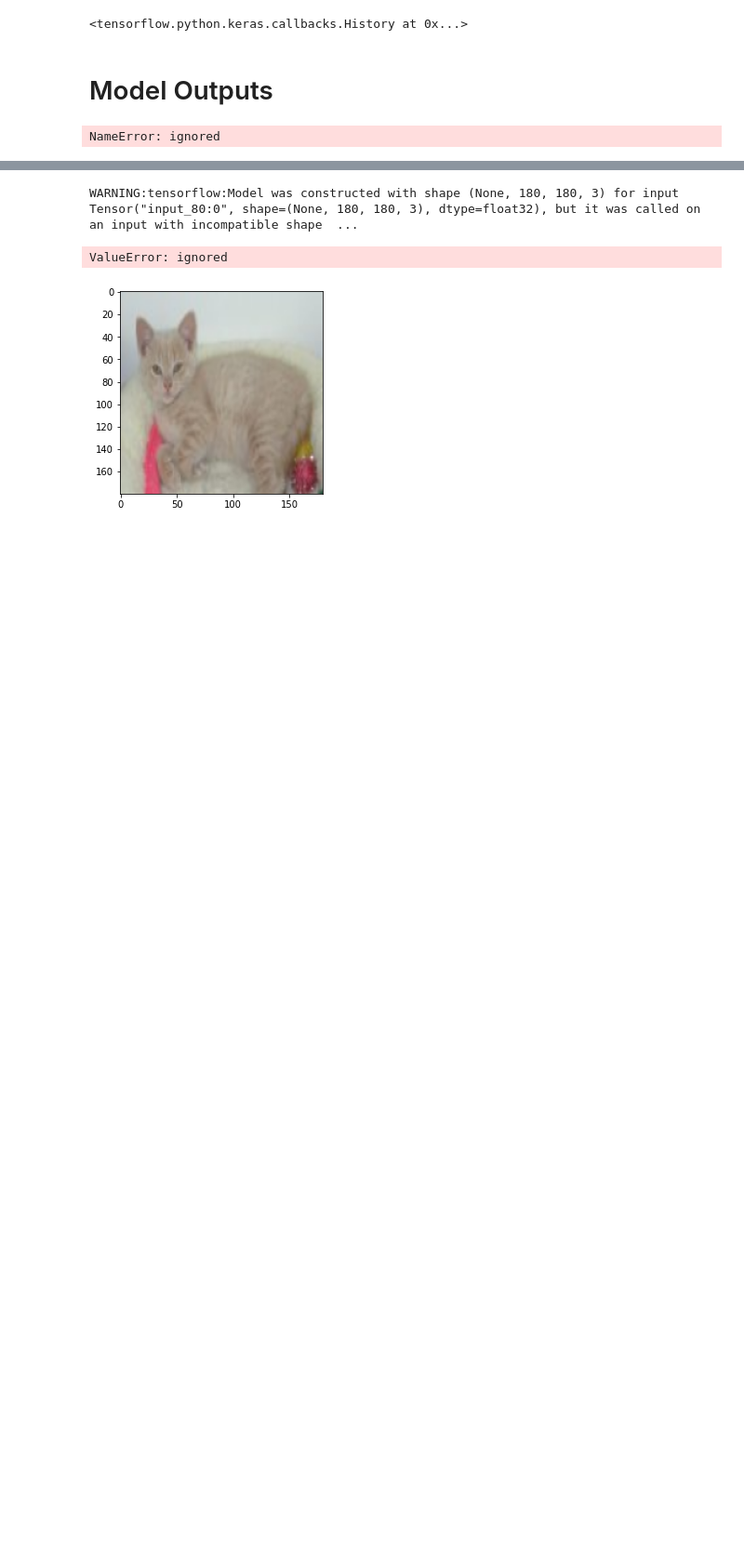
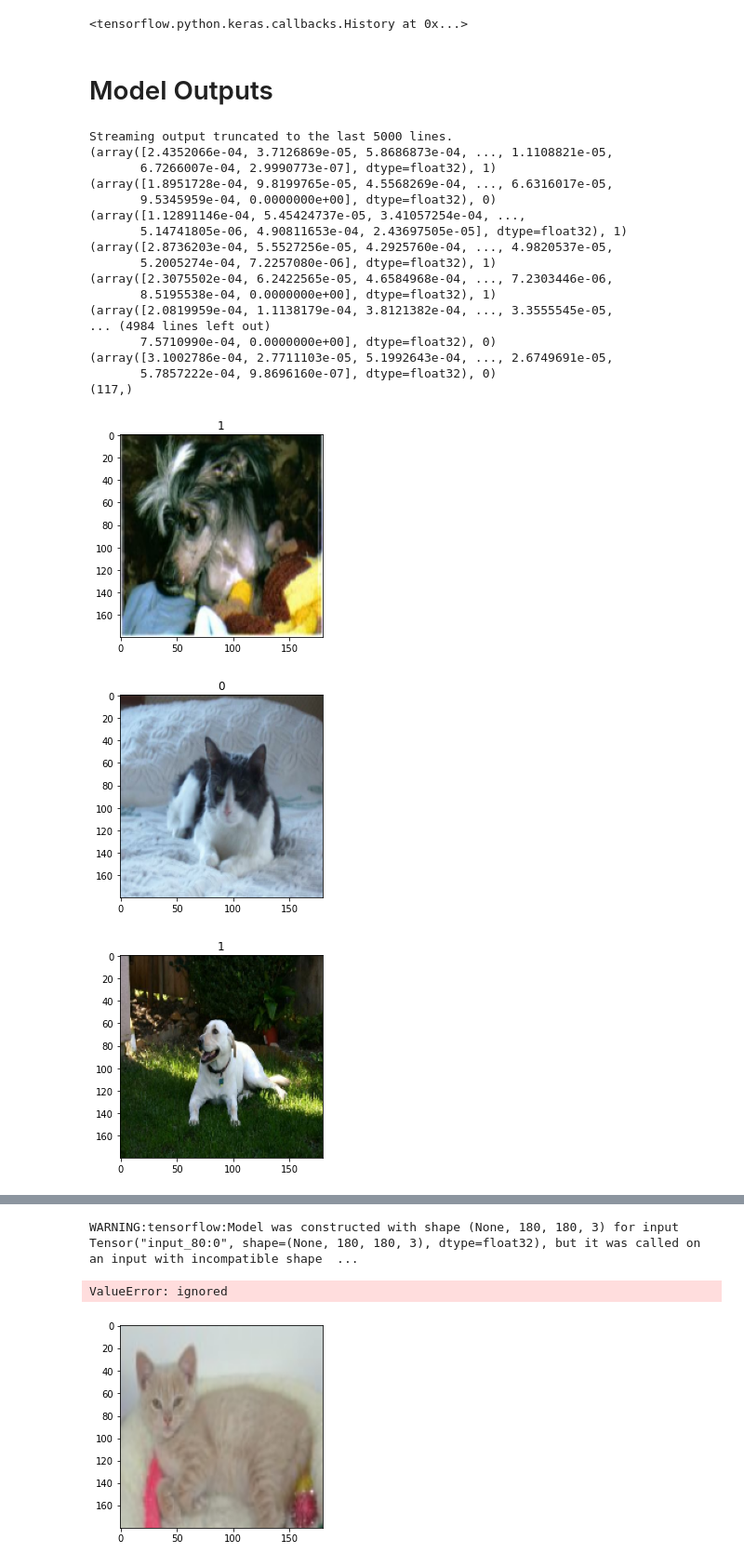
Before and after one commit to RoboDoig/DeepLabCut, a Jupyter notebook: ml_stretch.ipynb, the cells around one changed output, grey strips where cells are left out. Shown at 93% size. Drawn from its saved outputs; the diff is of its cells as text; code cells hidden in the pictures; blank space fills up the shorter version.

```diff
--- a/ml_stretch.ipynb
+++ b/ml_stretch.ipynb
@@ -280,34 +280,54 @@ for i in range(1):
       layer_idx = 48
       out_func = K.function([dummy_model.input], [dummy_model.layers[layer_idx].output])
       out_vals = out_func([test_image])[0][0]
 
-      result = (out_vals, l)
-      print(int(l))
+      result = (out_vals, int(l))
+      print(result)
       result_log.append(result)
 
-    activation_log.append(result_log)
+    activation_log.append(np.array(result_log))
 
+  activation_log = np.array(activation_log)
   print(activation_log.shape)
 
   # take a batch from the test dataset
   # test_batch = test_ds.take(1)
   # for images, labels in test_batch:
   #   print(len(images))
   #   # get a test image from this batch
   #   test_image = images[0]
   #   test_image = test_image[np.newaxis, :]
   #   p = dummy_model.predict(test_image)
 
   #   # get activations for this image on a specific layer
   #   layer_idx = 48
   #   print(dummy_model.layers[layer_idx])
 
   #   out_func = K.function([dummy_model.input], [dummy_model.layers[layer_idx].output])
   #   out_val = out_func([test_image])[0]
   #   print(out_val)
 
   #   plt.figure()
   #   plt.plot(np.sort(out_val[0]))
   #   plt.ylim((0, 1.5))
 # %% [output]
-NameError: ignored
+Streaming output truncated to the last 5000 lines.
+(array([2.4352066e-04, 3.7126869e-05, 5.8686873e-04, ..., 1.1108821e-05,
+       6.7266007e-04, 2.9990773e-07], dtype=float32), 1)
+(array([1.8951728e-04, 9.8199765e-05, 4.5568269e-04, ..., 6.6316017e-05,
+       9.5345959e-04, 0.0000000e+00], dtype=float32), 0)
+(array([1.12891146e-04, 5.45424737e-05, 3.41057254e-04, ...,
+       5.14741805e-06, 4.90811653e-04, 2.43697505e-05], dtype=float32), 1)
+(array([2.8736203e-04, 5.5527256e-05, 4.2925760e-04, ..., 4.9820537e-05,
+       5.2005274e-04, 7.2257080e-06], dtype=float32), 1)
+(array([2.3075502e-04, 6.2422565e-05, 4.6584968e-04, ..., 7.2303446e-06,
+       8.5195538e-04, 0.0000000e+00], dtype=float32), 1)
+(array([2.0819959e-04, 1.1138179e-04, 3.8121382e-04, ..., 3.3555545e-05,
+... (4984 lines left out)
+       7.5710990e-04, 0.0000000e+00], dtype=float32), 0)
+(array([3.1002786e-04, 2.7711103e-05, 5.1992643e-04, ..., 2.6749691e-05,
+       5.7857222e-04, 9.8696160e-07], dtype=float32), 0)
+(117,)
+[figure, added]
+[figure, added]
+[figure, added]
```
Also changed, not shown: parts of 4 cells of this notebook.
